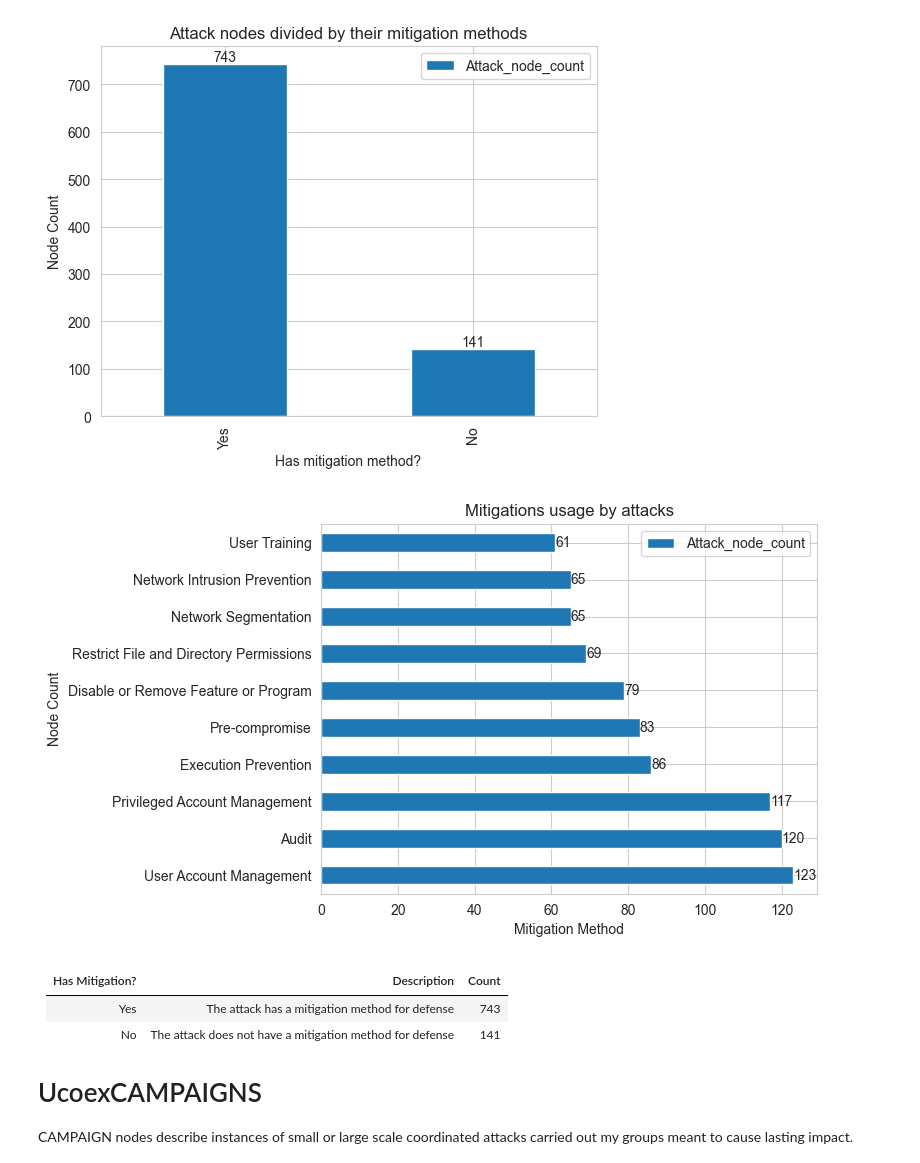
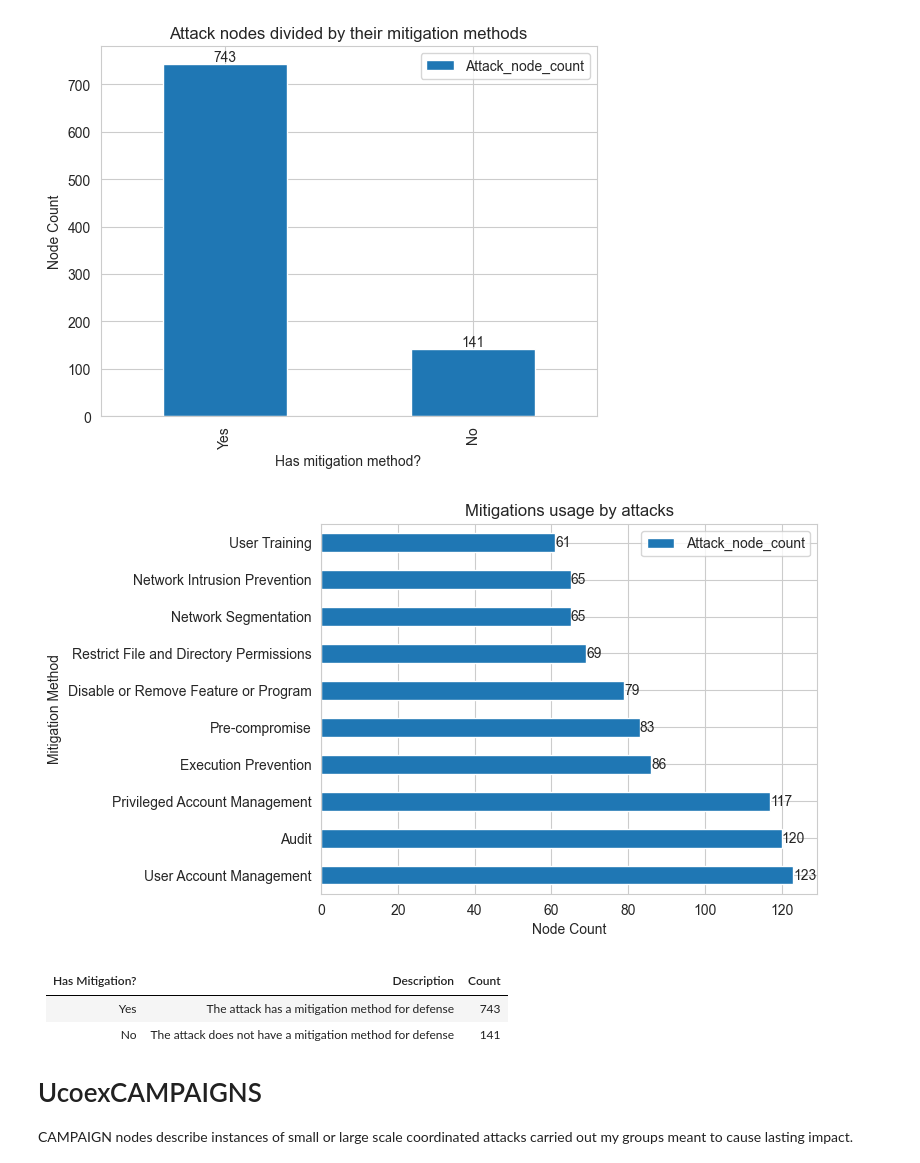
Before and after one commit to edogdu/UCKG, a Jupyter notebook: documents/notebooks/UCKG_Analysis.ipynb, the cells around one changed output. Cells and saved outputs as stored; diff of their text form; code cells hidden in the pictures.

```diff
--- a/documents/notebooks/UCKG_Analysis.ipynb
+++ b/documents/notebooks/UCKG_Analysis.ipynb
@@ -2720,23 +2783,23 @@ plt.show()
 # %%
 query = """
 MATCH (m)<-[UCOEXMITIGATES]-(n:UcoexMITIGATIONS)
 RETURN COUNT(DISTINCT m) as Attack_node_count, n.ucoexNAME as Mitgation_Name
 ORDER BY Attack_node_count DESC
 LIMIT 10
 """
 records = run_query(query, parameters=params)
 
 df = pd.DataFrame(records)
 df
 
 ax = df.plot(x='Mitgation_Name', y='Attack_node_count', kind='barh')
 ax.bar_label(ax.containers[0])
 plt.title('Mitigations usage by attacks')
-plt.xlabel('Mitigation Method')
-plt.ylabel('Node Count')
+plt.xlabel('Node Count')
+plt.ylabel('Mitigation Method')
 plt.show()
 # %% [output]
-[figure, old version]
+[figure, new version]
 # %% [markdown]
 | Has Mitigation? | Description | Count |
 |----------------|---------------------------------------------------------|-------|
```
Also changed, not shown: parts of 63 cells of this notebook.
